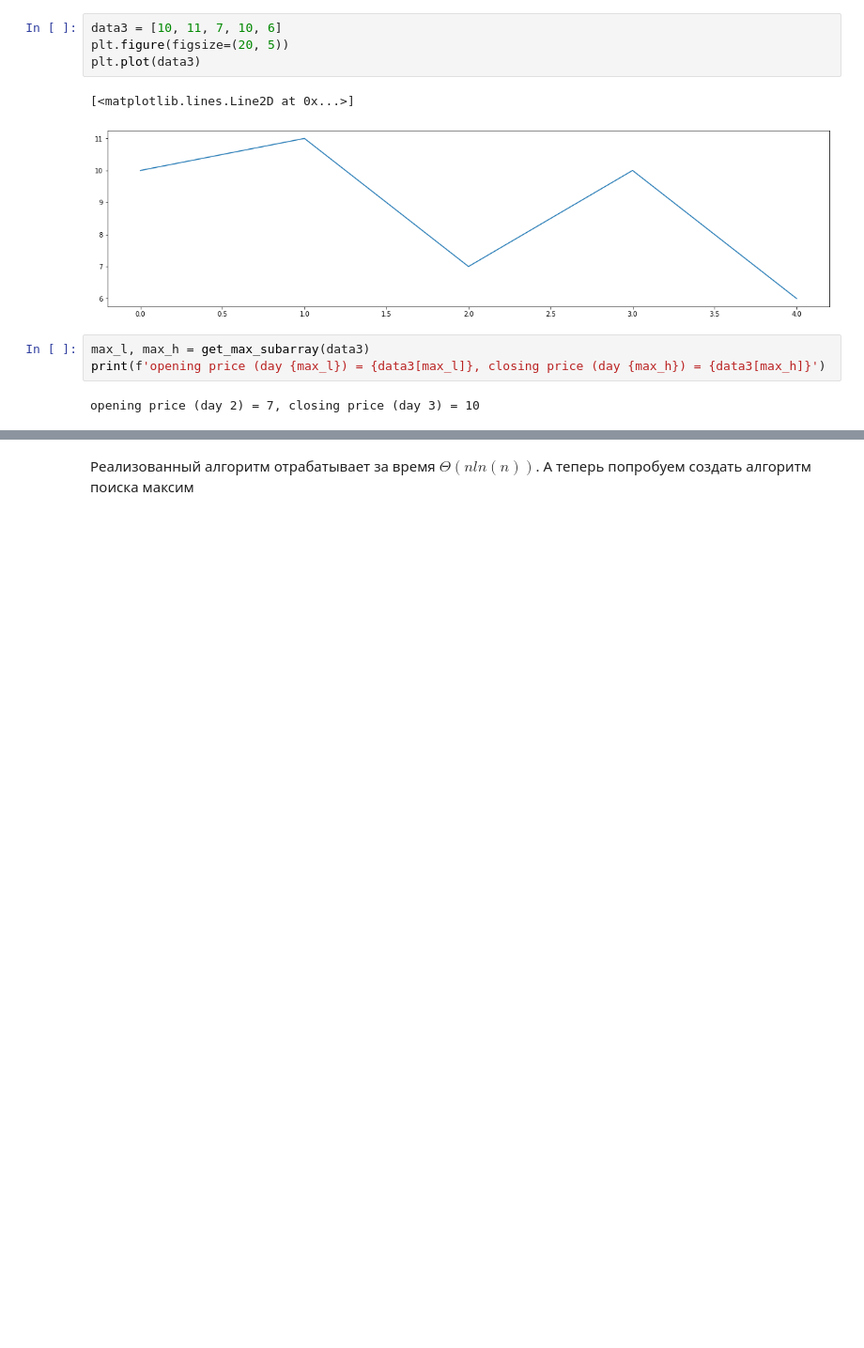
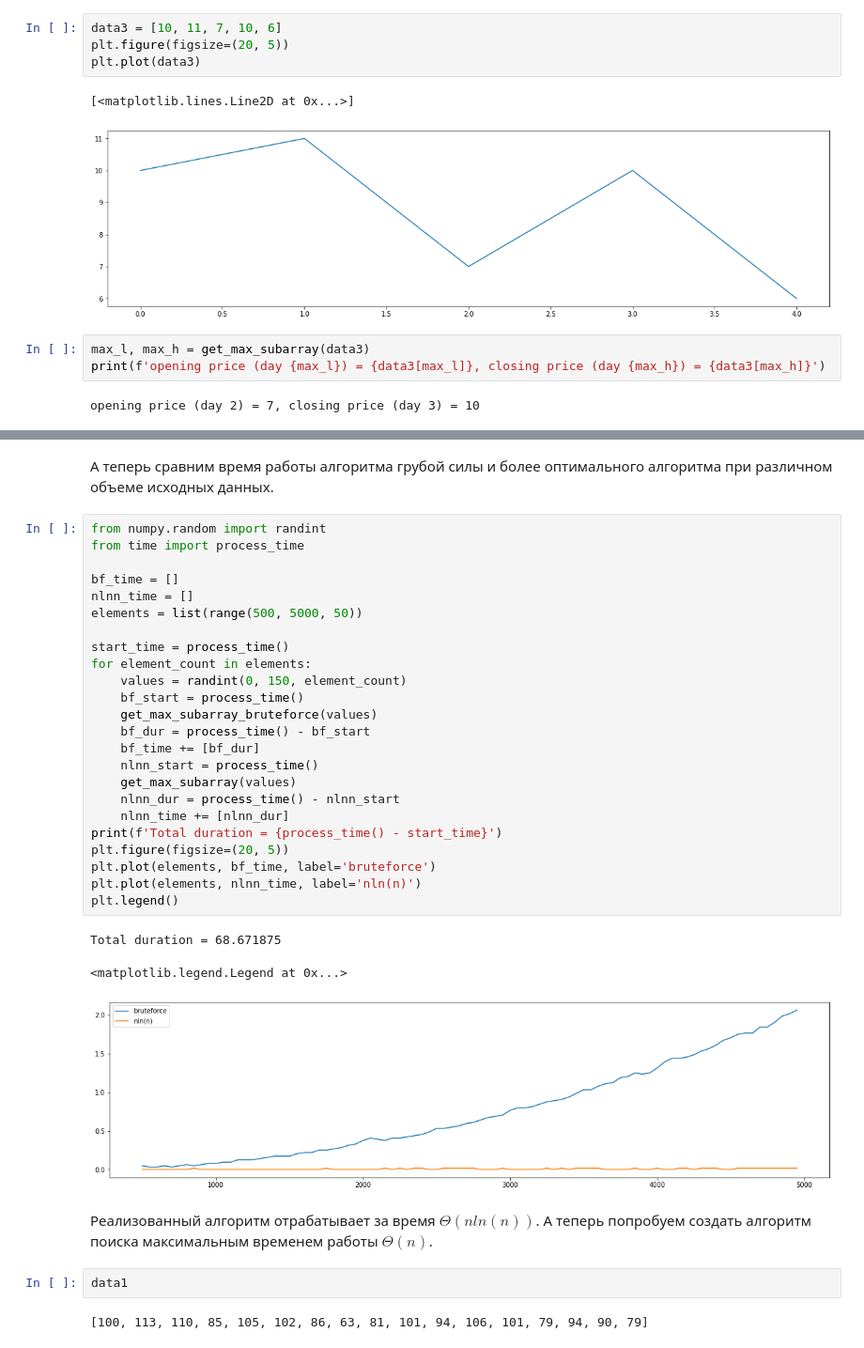
Before and after one commit to dementich/IntroductionToAlgorithms, a Jupyter notebook: 2.DivideAndConquer.ipynb, the cells around one changed output, grey strips where cells are left out. Shown: that part at 94% size. Saved outputs shown, nothing was run; the diff lists cells and outputs as text; blank space fills up the shorter version.

Commit message:
bruteforce and nlnn comparison is added

```diff
--- a/2.DivideAndConquer.ipynb
+++ b/2.DivideAndConquer.ipynb
@@ -126,2 +140,36 @@ opening price (day 2) = 7, closing price (day 3) = 10
+# %% [markdown]
+А теперь сравним время работы алгоритма грубой силы и более оптимального алгоритма при различном объеме исходных данных.
+# %%
+from numpy.random import randint
+from time import process_time
+
+bf_time = []
+nlnn_time = []
+elements = list(range(500, 5000, 50))
+
+start_time = process_time()
+for element_count in elements:
+    values = randint(0, 150, element_count)
+    bf_start = process_time()
+    get_max_subarray_bruteforce(values)
+    bf_dur = process_time() - bf_start
+    bf_time += [bf_dur]
+    nlnn_start = process_time()
+    get_max_subarray(values)
+    nlnn_dur = process_time() - nlnn_start
+    nlnn_time += [nlnn_dur]
+print(f'Total duration = {process_time() - start_time}')
+plt.figure(figsize=(20, 5))
+plt.plot(elements, bf_time, label='bruteforce')
+plt.plot(elements, nlnn_time, label='nln(n)')
+plt.legend()
+# %% [output]
+Total duration = 68.671875
+<matplotlib.legend.Legend at 0x...>
+[figure, added]
 # %% [markdown]
-Реализованный алгоритм отрабатывает за время $\Theta(nln(n))$. А теперь попробуем создать алгоритм поиска максим
+Реализованный алгоритм отрабатывает за время $\Theta(nln(n))$. А теперь попробуем создать алгоритм поиска максимальным временем работы $\Theta(n)$.
+# %%
+data1
+# %% [output]
+[100, 113, 110, 85, 105, 102, 86, 63, 81, 101, 94, 106, 101, 79, 94, 90, 79]
```
Also changed, not shown: parts of 4 cells of this notebook.
